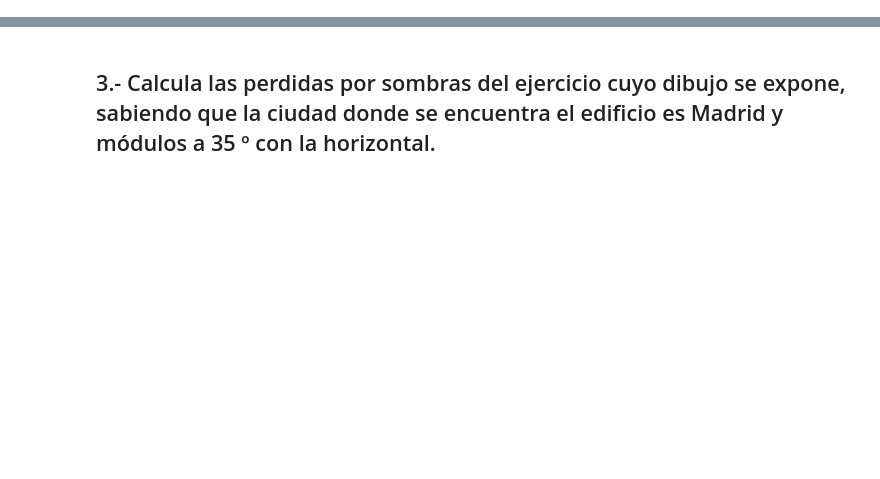
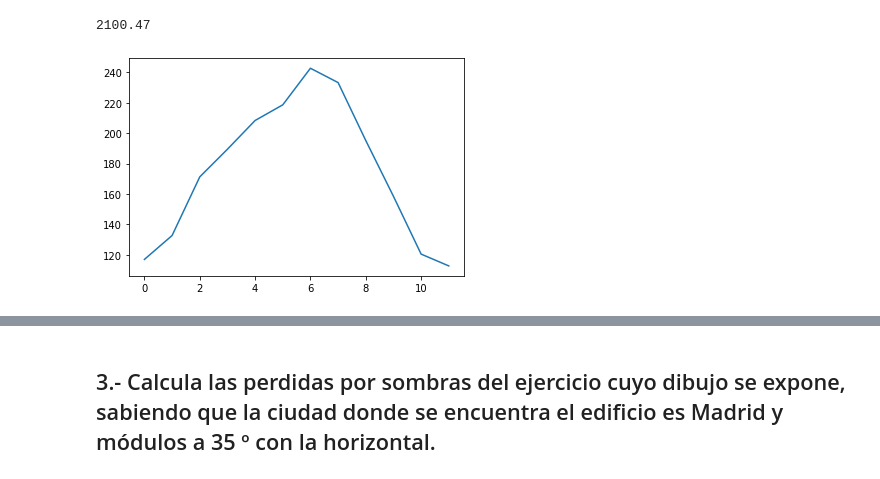
Before and after one commit to wattbucket/1kperdidassom, a Jupyter notebook: notebook.ipynb, the cells around one changed output, grey strips where cells are left out. Drawn from its saved outputs; the diff is of its cells as text; code cells hidden in the pictures; blank space fills up the shorter version.

```diff
--- a/notebook.ipynb
+++ b/notebook.ipynb
@@ -182,24 +181,28 @@ url=url+"&angle="+str(inclinacion) # angle Inclination angle from horizontal pla
 url=url+"&aspect="+str(orientacion)    #Orientation (azimuth) angle of the (fixed) PV system, 0=south, 90=west, -90=east.
 url=url+"&localtime=1"
 url=url+"&outputformat=json"
+print(url)
 # print(url)
-# hh=[0,10,20,80,40,15,25,5]
-url=url+"&userhorizon="+str(hh).strip('[]')
+hh0=[0,0,0,0,0,0,0,0]
+url=url+"&userhorizon="+str(hh0).strip('[]')
 # print(url)
 r = requests.get(url)
-data = r.json()
+datas0 = r.json()
+# data
 # session.pop('E', None) #####   !!!! ojo libera la sesion para poder y acumulando los cambios
-E=data["outputs"]["totals"]["fixed"]["H(i)_y"]
+
+j=data["outputs"]["monthly"]["fixed"]
+jf= json.dumps(j, indent=2)
+df=pd.read_json(jf, orient='records')
+df["H(i)_m"].plot()
 
 
 
+# energia total anual
+E=datas0["outputs"]["totals"]["fixed"]["H(i)_y"]
+E
 
 
-# session.pop('P', None) #####   !!!! ojo libera la sesion para poder y acumulando los cambios
-print(Es0)
-Es0=float(Es0)
-P=100-E*100/Es0
-P=round(P,2)
+
 #
-# calculo de las perdidas
 # %% [output]
@@ -206,0 +210,2 @@ P=round(P,2)
+2100.47
+[figure, added]
```
Also changed, not shown: parts of 18 cells of this notebook, 1 other file.
